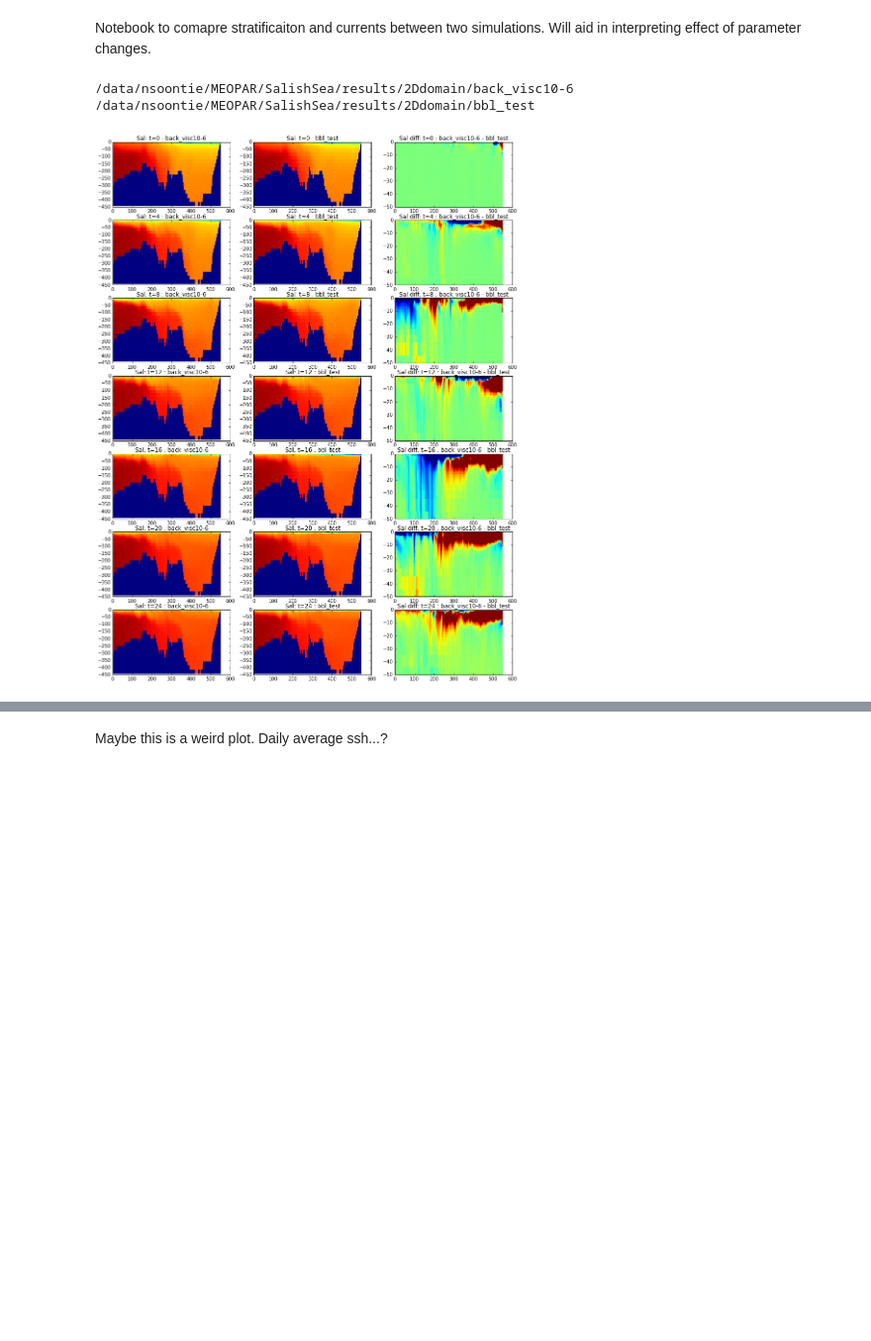
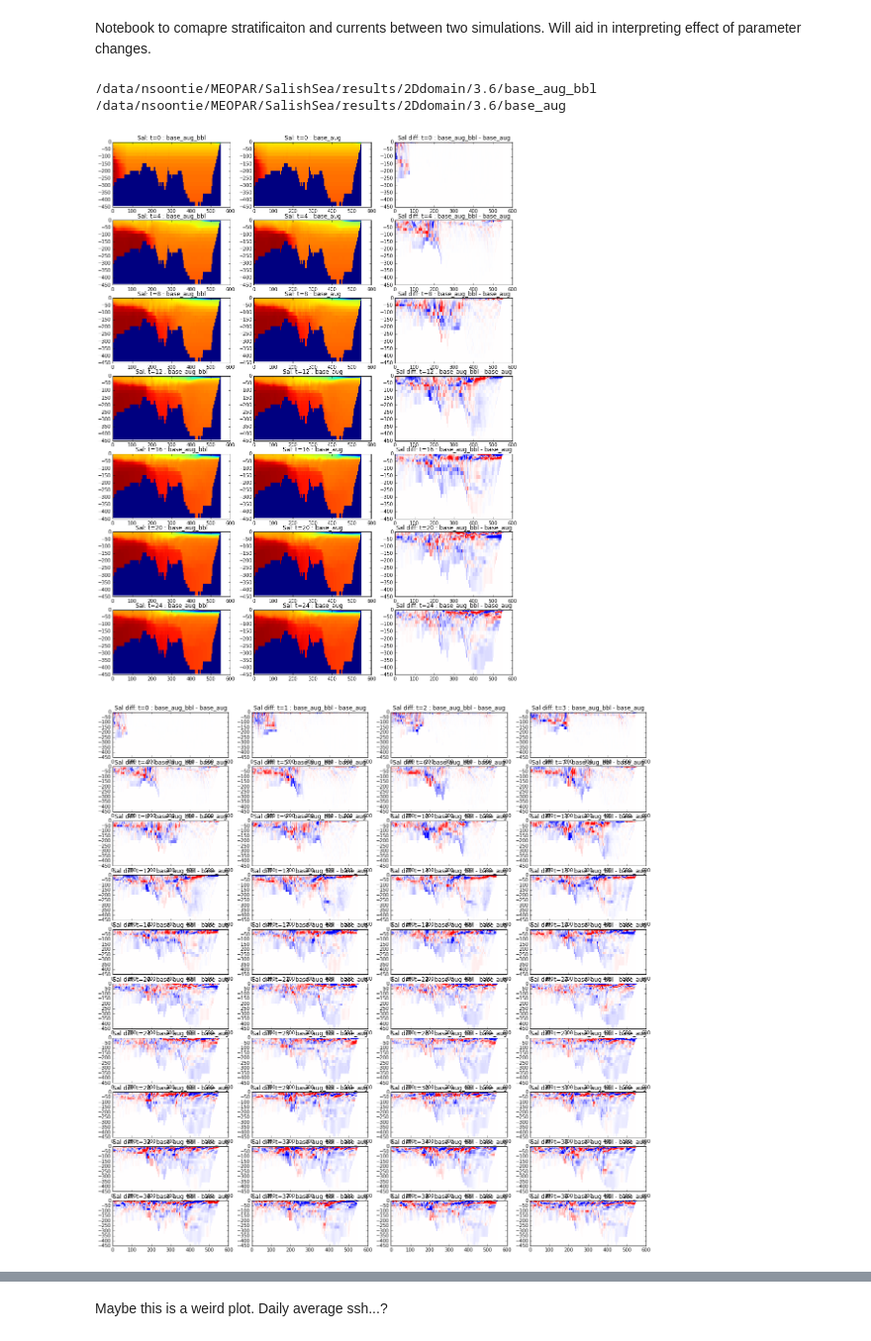
Before and after one commit to SalishSeaCast/2d-domain, a Jupyter notebook: analysis/CompareTwo.ipynb, the cells around one changed output, grey strips where cells are left out. Shown at 99% size. Cells and saved outputs as stored; diff of their text form; code cells hidden in the pictures; blank space fills up the shorter version.

```diff
--- a/analysis/CompareTwo.ipynb
+++ b/analysis/CompareTwo.ipynb
@@ -9,10 +9,10 @@ import os
 
 %matplotlib inline
 # %%
-results = '/data/nsoontie/MEOPAR/SalishSea/results/2Ddomain/'
+results = '/data/nsoontie/MEOPAR/SalishSea/results/2Ddomain/3.6/'
 
-run1 = 'back_visc10-6'
-run2 = 'bbl_test'
+run1 = 'base_aug_bbl'
+run2 = 'base_aug'
 
 path={}
 path[run1]= os.path.join(results,run1)
@@ -21,8 +21,8 @@ path[run2] = os.path.join(results,run2)
 print path[run1]
 print path[run2]
 # %% [output]
-/data/nsoontie/MEOPAR/SalishSea/results/2Ddomain/back_visc10-6
-/data/nsoontie/MEOPAR/SalishSea/results/2Ddomain/bbl_test
+/data/nsoontie/MEOPAR/SalishSea/results/2Ddomain/3.6/base_aug_bbl
+/data/nsoontie/MEOPAR/SalishSea/results/2Ddomain/3.6/base_aug
 # %%
 Us = {}; Ws = {}; Ts = {}; Ss={}; Diffs={}; Viscs={}; sshs={}
 
@@ -55,11 +55,21 @@ for n, run in enumerate(runs):
         ax.set_title('Sal: t={} : {}'.format(t, run))
 
 for t, ax in zip(ts, axs[:,2].flat):
-    ax.pcolormesh(xx,zz,Ss[run1][t,:,:]-Ss[run2][t,:,:],vmin=-1,vmax=1)
+    ax.pcolormesh(xx,zz,Ss[run1][t,:,:]-Ss[run2][t,:,:],vmin=-.1,vmax=.1,cmap='bwr')
     ax.set_title('Sal diff: t={} : {} - {}'.format(t, run1, run2))
-    ax.set_ylim([-50,0])
+    #ax.set_ylim([-50,0])
 # %% [output]
-[figure, old version]
+[figure, new version]
+# %%
+fig, axs = plt.subplots(10,4,figsize=(20,20))
+ts = np.arange(40)
+
+for t, ax in zip(ts, axs[:].flat):
+    ax.pcolormesh(xx,zz,Ss[run1][t,:,:]-Ss[run2][t,:,:],vmin=-.1,vmax=.1,cmap='bwr')
+    ax.set_title('Sal diff: t={} : {} - {}'.format(t, run1, run2))
+    #ax.set_ylim([-50,0])
+# %% [output]
+[figure, added]
 # %%
 fig, axs = plt.subplots(7,3,figsize=(15,20))
 ts = np.arange(0,27,4)
```
Also changed, not shown: parts of 9 cells of this notebook.
